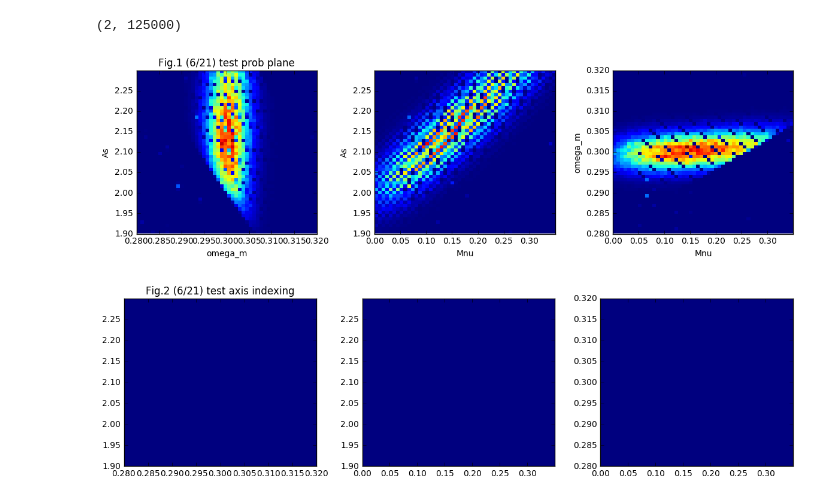
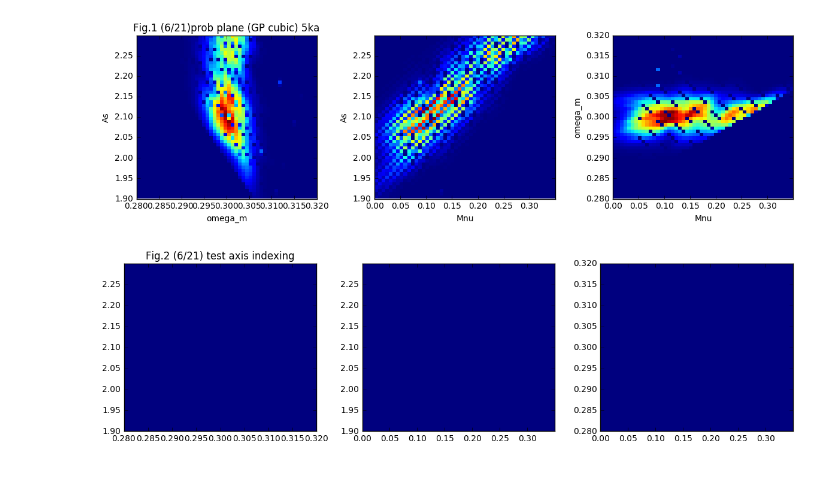
Before and after one commit to liuxx479/PDFs, a Jupyter notebook: likelihood.ipynb, the cells around one changed output. Saved outputs shown, nothing was run; the diff lists cells and outputs as text; code cells hidden in the pictures.

```diff
--- a/likelihood.ipynb
+++ b/likelihood.ipynb
@@ -9,9 +107,4 @@ Nk = '10k'
 param_range = [[0,0.35],[0.28, 0.32],[1.9,2.3]]
-# %%
-Chi2_arr = load('likelihood/prob_{0}_N{1}_2stats_GP.npy'.format(Nk, Ngrid)).T
-Chi2_arr.shape
-# %% [output]
-(2, 125000)
 # %%
 def plane_margin (chi2cube,Ngrid=Ngrid,x=23):
     prob = exp(-0.5*chi2cube).reshape(Ngrid, Ngrid, Ngrid)
@@ -19,25 +112,28 @@ def plane_margin (chi2cube,Ngrid=Ngrid,x=23):
     return [sum(prob,axis=i) for i in range(3)]
     #return prob[x],prob[:,x],prob[:,:,x]
 # %%
+Nk = '5ka'
+Chi2_arr = load('likelihood/prob_{0}_N{1}_2stats_GPcubic.npy'.format(Nk, Ngrid)).T
+
 #for ix in range(50):
 #ix=23
 f,axes=subplots(1,3,figsize=(12,3.5))
 extents = ([param_range[1],param_range[2]],[param_range[0],param_range[2]],[param_range[0],param_range[1]])
 labeles0 = ('Mnu','omega_m','As')
 labels = ([labeles0[1],labeles0[2]],[labeles0[0],labeles0[2]],[labeles0[0],labeles0[1]])
 i=0
 for iP in plane_margin (Chi2_arr[0],x=ix):
     axes[i].imshow(iP.T,origin='lower',extent= array(extents[i]).flatten(),aspect='auto',interpolation='nearest')
     axes[i].set_xlabel(labels[i][0])
     axes[i].set_ylabel(labels[i][1])
     i+=1
 plt.tight_layout()
-axes[0].set_title('Fig.1 (6/21) test prob plane')
+axes[0].set_title('Fig.1 (6/21)prob plane (GP cubic) '+Nk)
 # savefig('likelihood/testps_%i.jpg'%(ix))
 # close()
 show()
 # %% [output]
-[figure, old version]
+[figure, new version]
 # %%
 Ngrid =50
 param_range = [[0,0.35],[0.28, 0.32],[1.9,2.3]]
```
Also changed, not shown: parts of 14 cells of this notebook.
